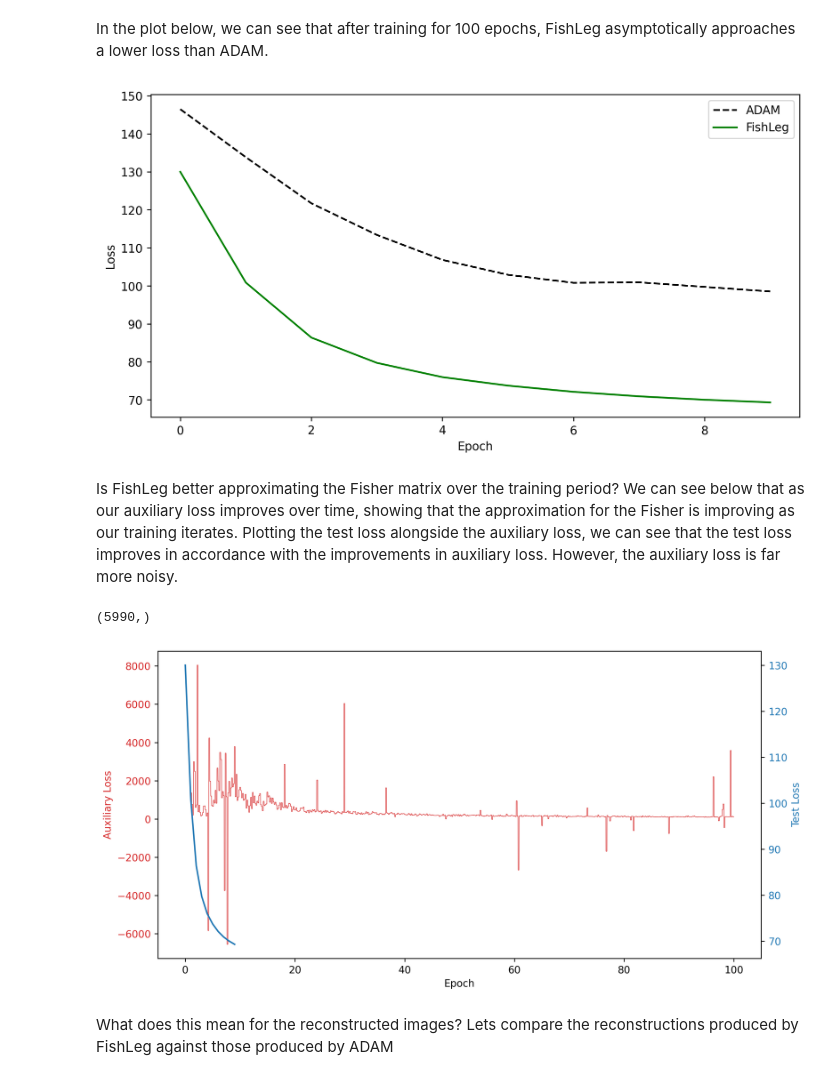
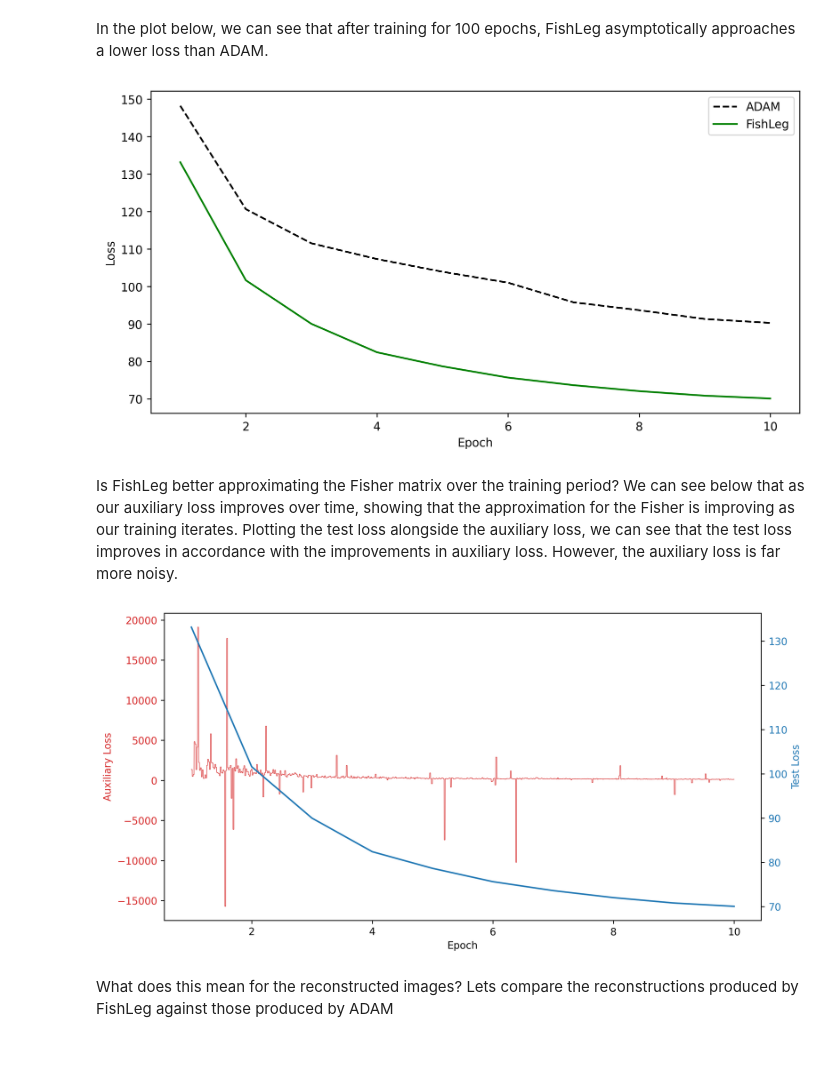
Before and after one commit to mtkresearch/FishLeg, a Jupyter notebook: examples/MNIST_autoencoder.ipynb, the cells around one changed output. Drawn from its saved outputs; the diff is of its cells as text; code cells hidden in the pictures; blank space fills up the shorter version.

```diff
--- a/examples/MNIST_autoencoder.ipynb
+++ b/examples/MNIST_autoencoder.ipynb
@@ -415,16 +417,16 @@ model_FishLeg.eval()
 model_ADAM.load_state_dict(torch.load(f'pretrained_example_models/MNIST/epoch{retrieve_epoch}/MNIST_ADAM_epoch{retrieve_epoch}.pt'))
 model_ADAM.eval()
 
-test_losses_ADAM= np.genfromtxt(f'pretrained_example_models/MNIST/epoch{retrieve_epoch}/MNIST_ADAM_epoch{retrieve_epoch}.csv', delimiter=',', skip_header=1)[:,1]
-test_losses_FishLeg = np.genfromtxt(f'pretrained_example_models/MNIST/epoch{retrieve_epoch}/MNIST_FishLeg_epoch{retrieve_epoch}.csv', delimiter=',', skip_header=1)[:,1]
+test_losses_ADAM= np.genfromtxt(f'pretrained_example_models/MNIST/epoch{retrieve_epoch}/MNIST_ADAM_epoch{retrieve_epoch}.csv', delimiter=',', skip_header=1).T
+test_losses_FishLeg = np.genfromtxt(f'pretrained_example_models/MNIST/epoch{retrieve_epoch}/MNIST_FishLeg_epoch{retrieve_epoch}.csv', delimiter=',', skip_header=1).T
 auxiliary_losses = np.genfromtxt(f'pretrained_example_models/MNIST/epoch{retrieve_epoch}/MNIST_FishLeg_aux_epoch{retrieve_epoch}.csv', delimiter=',', skip_header=1)
 # %% [markdown]
 In the plot below, we can see that after training for 100 epochs, FishLeg asymptotically approaches a lower loss than ADAM.
 # %%
 plt.figure(figsize=(10, 5), dpi = 250)
 
-plt.plot(test_losses_ADAM, 'k--',label="ADAM")
-plt.plot(test_losses_FishLeg, 'g',label="FishLeg")
+plt.plot(test_losses_ADAM[0], test_losses_ADAM[1], 'k--',label="ADAM")
+plt.plot(test_losses_FishLeg[0], test_losses_FishLeg[1], 'g',label="FishLeg")
 
 plt.xlabel("Epoch")
 plt.ylabel("Loss")
@@ -432,38 +434,34 @@ plt.ylabel("Loss")
 plt.legend()
 plt.show()
 # %% [output]
-[figure, old version]
+[figure, new version]
 # %% [markdown]
 Is FishLeg better approximating the Fisher matrix over the training period? We can see below that as our auxiliary loss improves over time, showing that the approximation for the Fisher is improving as our training iterates. Plotting the test loss alongside the auxiliary loss, we can see that the test loss improves in accordance with the improvements in auxiliary loss. However, the auxiliary loss is far more noisy.
-# %%
-auxiliary_losses[0].shape
-# %% [output]
-(5990,)
 # %%
 #auxiliary_losses = [i.to("cpu") for i in auxiliary_losses if i]
 x1 = np.linspace(1,100,59990)
 x2 = np.linspace(1,100,100)
 
 fig, ax1 = plt.subplots(figsize=(10, 5), dpi = 250)
 
 color = 'tab:red'
 ax1.set_xlabel('Epoch')
 ax1.set_ylabel('Auxiliary Loss', color=color)
 ax1.plot(auxiliary_losses[0], auxiliary_losses[1], color=color, linewidth=0.5)
 ax1.tick_params(axis='y', labelcolor=color)
 #ax1.set_ylim((-600,600))
 
 ax2 = ax1.twinx()  # instantiate a second axes that shares the same x-axis
 
 color = 'tab:blue'
 ax2.set_ylabel('Test Loss', color=color)  # we already handled the x-label with ax1
-ax2.plot(test_losses_FishLeg, color=color)
+ax2.plot(test_losses_FishLeg[0], test_losses_FishLeg[1], color=color)
 ax2.tick_params(axis='y', labelcolor=color)
 
 fig.tight_layout()  # otherwise the right y-label is slightly clipped
 plt.show()
 # %% [output]
-[figure, old version]
+[figure, new version]
 # %% [markdown]
 What does this mean for the reconstructed images? Lets compare the reconstructions produced by FishLeg against those produced by ADAM
 # %%
```
Also changed, not shown: parts of 8 cells of this notebook, 13 other files.
